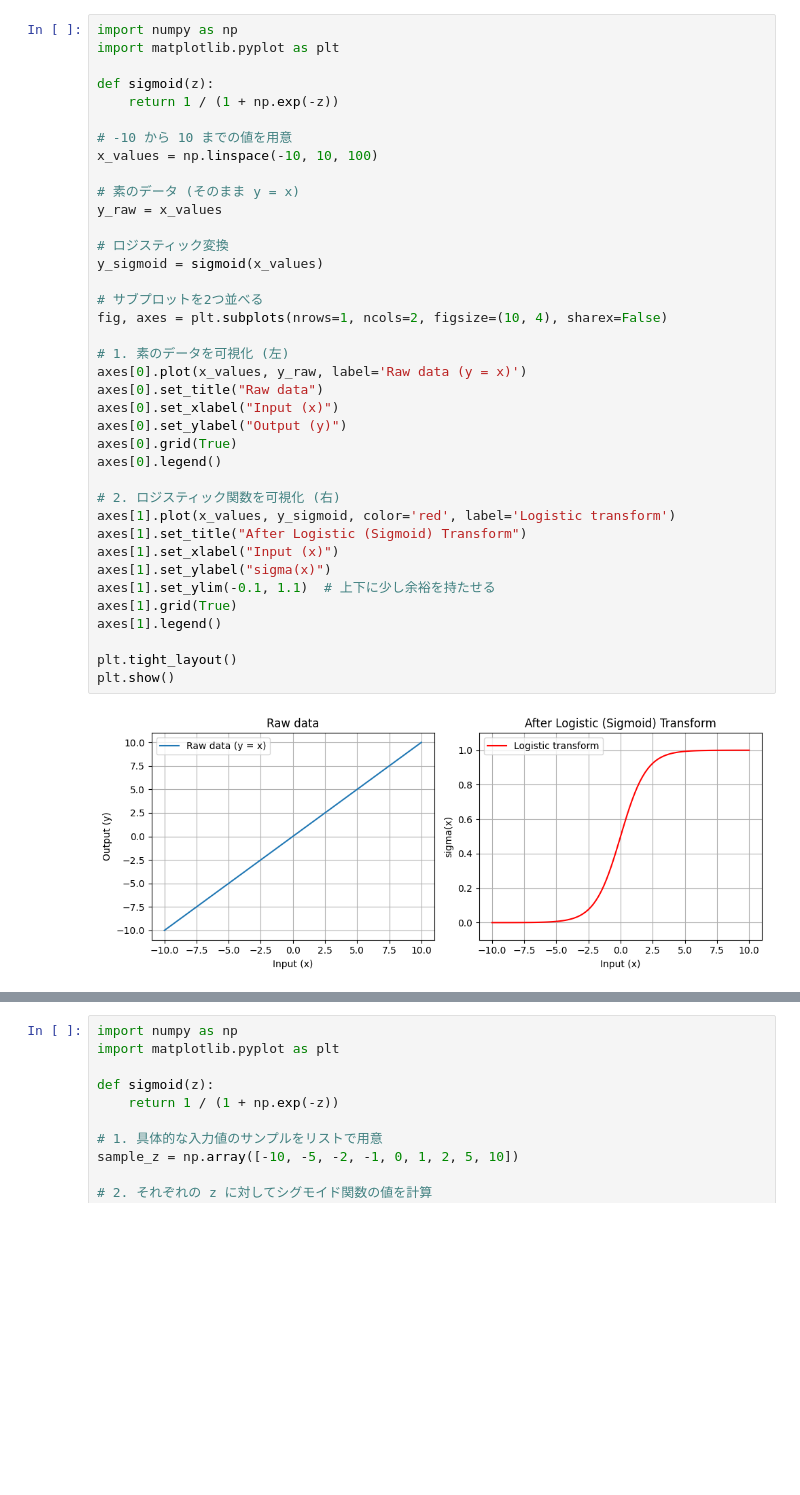
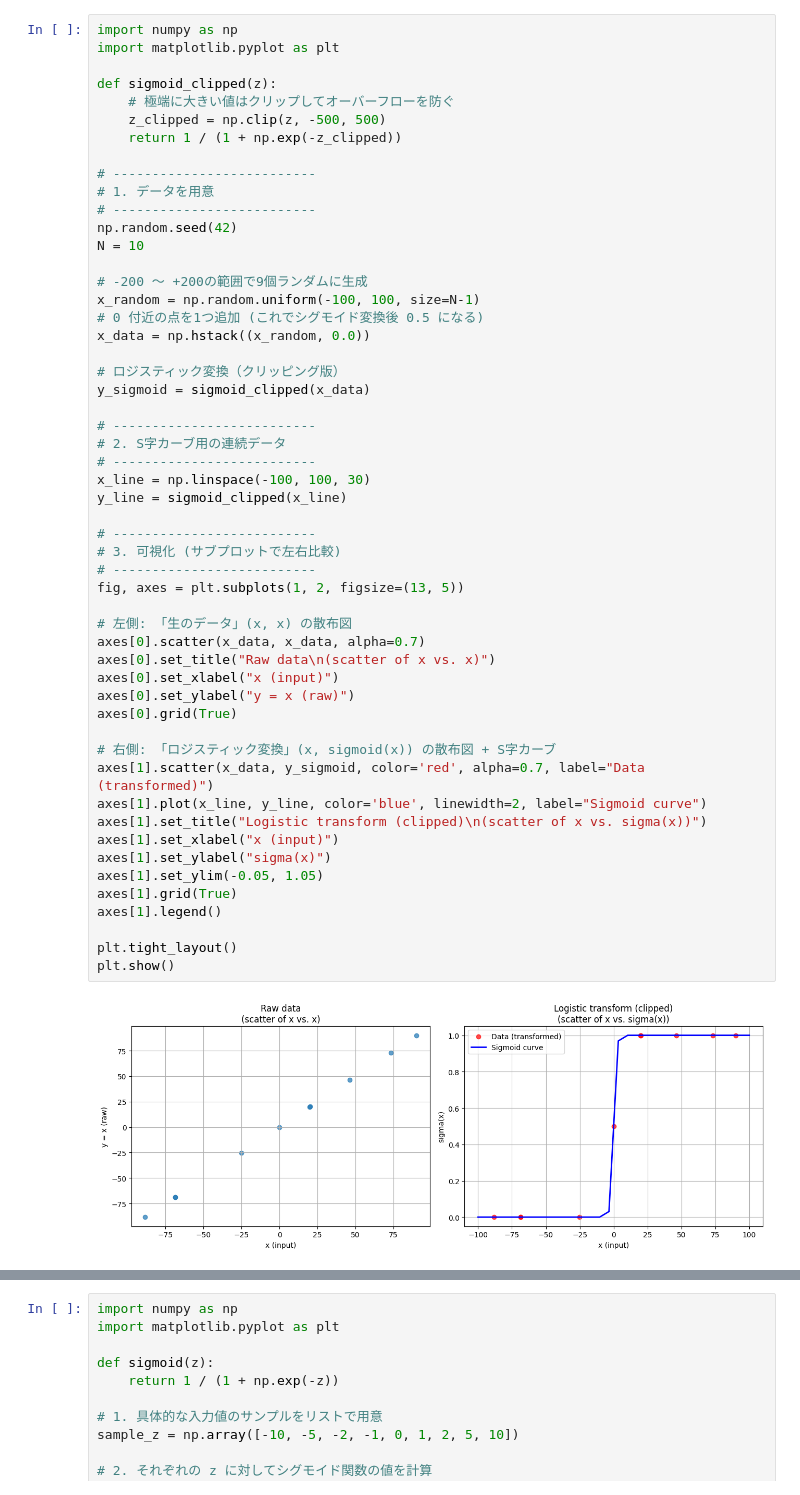
Before and after one commit to yoshiwatanabe/python-test, a Jupyter notebook: math/logistic_function.ipynb, the cells around one changed output, grey strips where cells are left out. Saved outputs shown, nothing was run; the diff lists cells and outputs as text; blank space fills up the shorter version.

Commit message:
adds logistic function

```diff
--- a/math/logistic_function.ipynb
+++ b/math/logistic_function.ipynb
@@ -1,40 +22,55 @@
 # %%
 import numpy as np
 import matplotlib.pyplot as plt
 
-def sigmoid(z):
-    return 1 / (1 + np.exp(-z))
+def sigmoid_clipped(z):
+    # 極端に大きい値はクリップしてオーバーフローを防ぐ
+    z_clipped = np.clip(z, -500, 500)
+    return 1 / (1 + np.exp(-z_clipped))
 
-# -10 から 10 までの値を用意
-x_values = np.linspace(-10, 10, 100)
+# --------------------------
+# 1. データを用意
+# --------------------------
+np.random.seed(42)
+N = 10
 
-# 素のデータ (そのまま y = x)
-y_raw = x_values
+# -200 ～ +200の範囲で9個ランダムに生成
+x_random = np.random.uniform(-100, 100, size=N-1)
+# 0 付近の点を1つ追加 (これでシグモイド変換後 0.5 になる)
+x_data = np.hstack((x_random, 0.0))
 
-# ロジスティック変換
-y_sigmoid = sigmoid(x_values)
+# ロジスティック変換（クリッピング版）
+y_sigmoid = sigmoid_clipped(x_data)
 
-# サブプロットを2つ並べる
-fig, axes = plt.subplots(nrows=1, ncols=2, figsize=(10, 4), sharex=False)
+# --------------------------
+# 2. S字カーブ用の連続データ
+# --------------------------
+x_line = np.linspace(-100, 100, 30)
+y_line = sigmoid_clipped(x_line)
 
-# 1. 素のデータを可視化 (左)
-axes[0].plot(x_values, y_raw, label='Raw data (y = x)')
-axes[0].set_title("Raw data")
-axes[0].set_xlabel("Input (x)")
-axes[0].set_ylabel("Output (y)")
+# --------------------------
+# 3. 可視化 (サブプロットで左右比較)
+# --------------------------
+fig, axes = plt.subplots(1, 2, figsize=(13, 5))
+
+# 左側: 「生のデータ」(x, x) の散布図
+axes[0].scatter(x_data, x_data, alpha=0.7)
+axes[0].set_title("Raw data\n(scatter of x vs. x)")
+axes[0].set_xlabel("x (input)")
+axes[0].set_ylabel("y = x (raw)")
 axes[0].grid(True)
-axes[0].legend()
 
-# 2. ロジスティック関数を可視化 (右)
-axes[1].plot(x_values, y_sigmoid, color='red', label='Logistic transform')
-axes[1].set_title("After Logistic (Sigmoid) Transform")
-axes[1].set_xlabel("Input (x)")
+# 右側: 「ロジスティック変換」(x, sigmoid(x)) の散布図 + S字カーブ
+axes[1].scatter(x_data, y_sigmoid, color='red', alpha=0.7, label="Data (transformed)")
+axes[1].plot(x_line, y_line, color='blue', linewidth=2, label="Sigmoid curve")
+axes[1].set_title("Logistic transform (clipped)\n(scatter of x vs. sigma(x))")
+axes[1].set_xlabel("x (input)")
 axes[1].set_ylabel("sigma(x)")
-axes[1].set_ylim(-0.1, 1.1)  # 上下に少し余裕を持たせる
+axes[1].set_ylim(-0.05, 1.05)
 axes[1].grid(True)
 axes[1].legend()
 
 plt.tight_layout()
 plt.show()
 # %% [output]
-[figure, old version]
+[figure, new version]
```
Also changed, not shown: parts of 8 cells of this notebook.
